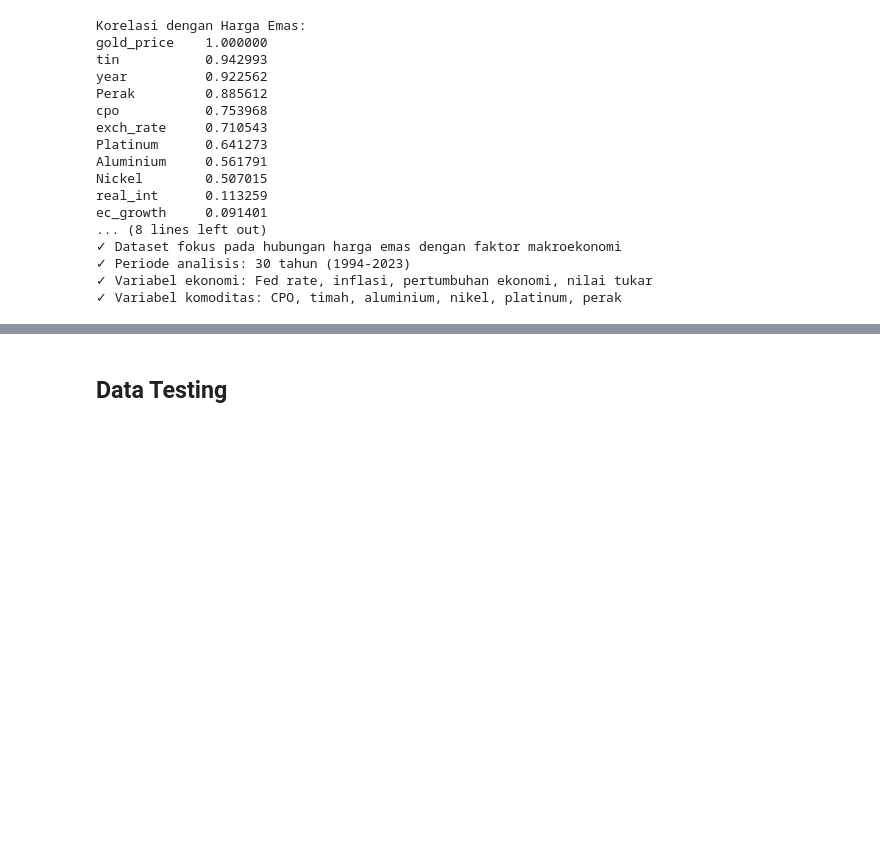
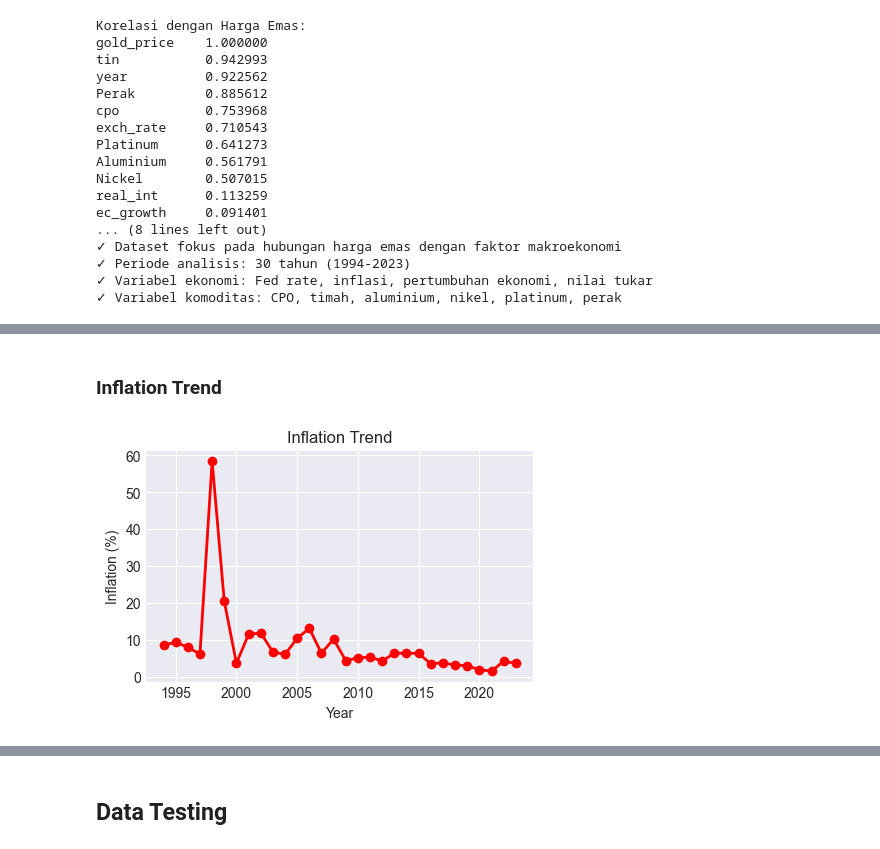
Before and after one commit to maybeitsai/gold-price-prediction, a Jupyter notebook: main.ipynb, the cells around one changed output, grey strips where cells are left out. Saved outputs shown, nothing was run; the diff lists cells and outputs as text; code cells hidden in the pictures; blank space fills up the shorter version.

```diff
--- a/main.ipynb
+++ b/main.ipynb
@@ -302,0 +335,12 @@ plt.show()
+# %% [markdown]
+### Inflation Trend
+# %%
+plt.figure(figsize=(5,3))
+plt.plot(df['year'], df['inflation'], marker='o', linewidth=2, color='red')
+plt.title('Inflation Trend')
+plt.xlabel('Year')
+plt.ylabel('Inflation (%)')
+plt.grid(True)
+plt.show()
+# %% [output]
+[figure, added]
```
Also changed, not shown: parts of 92 cells of this notebook, 1 other file.
